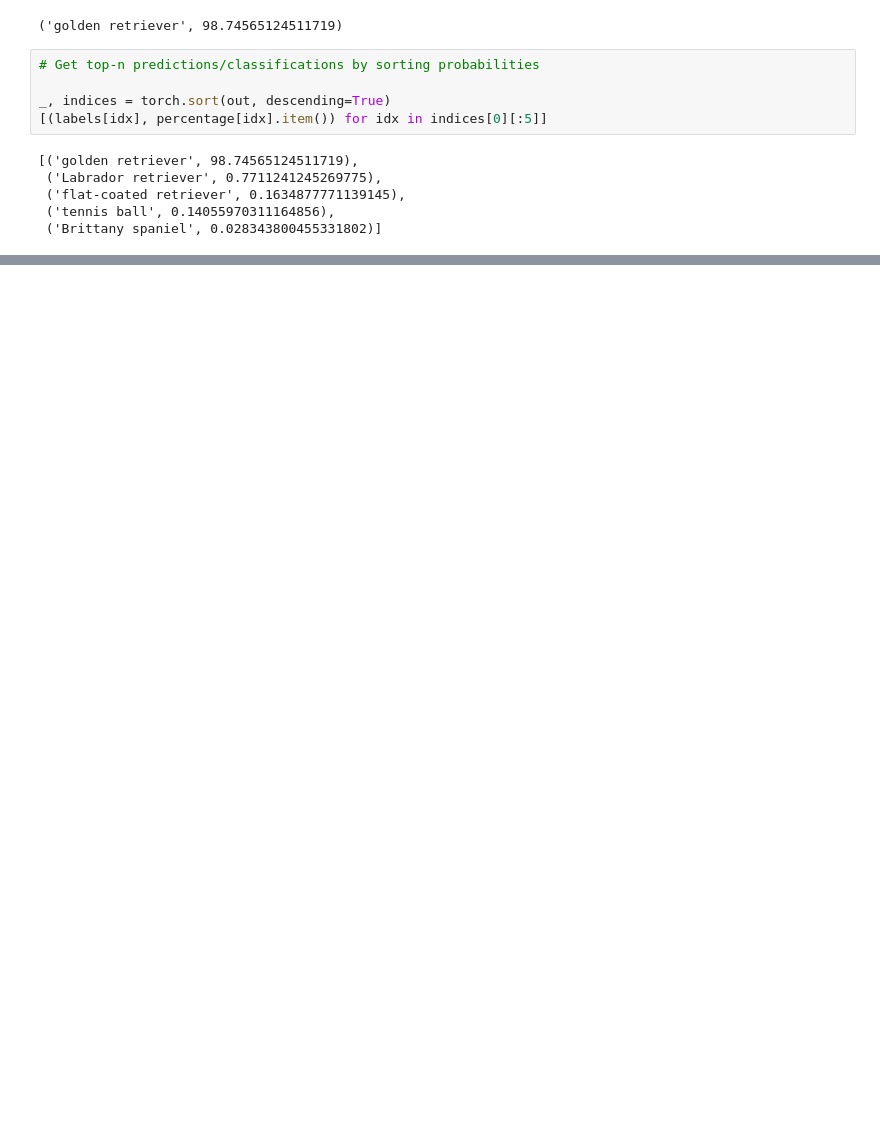
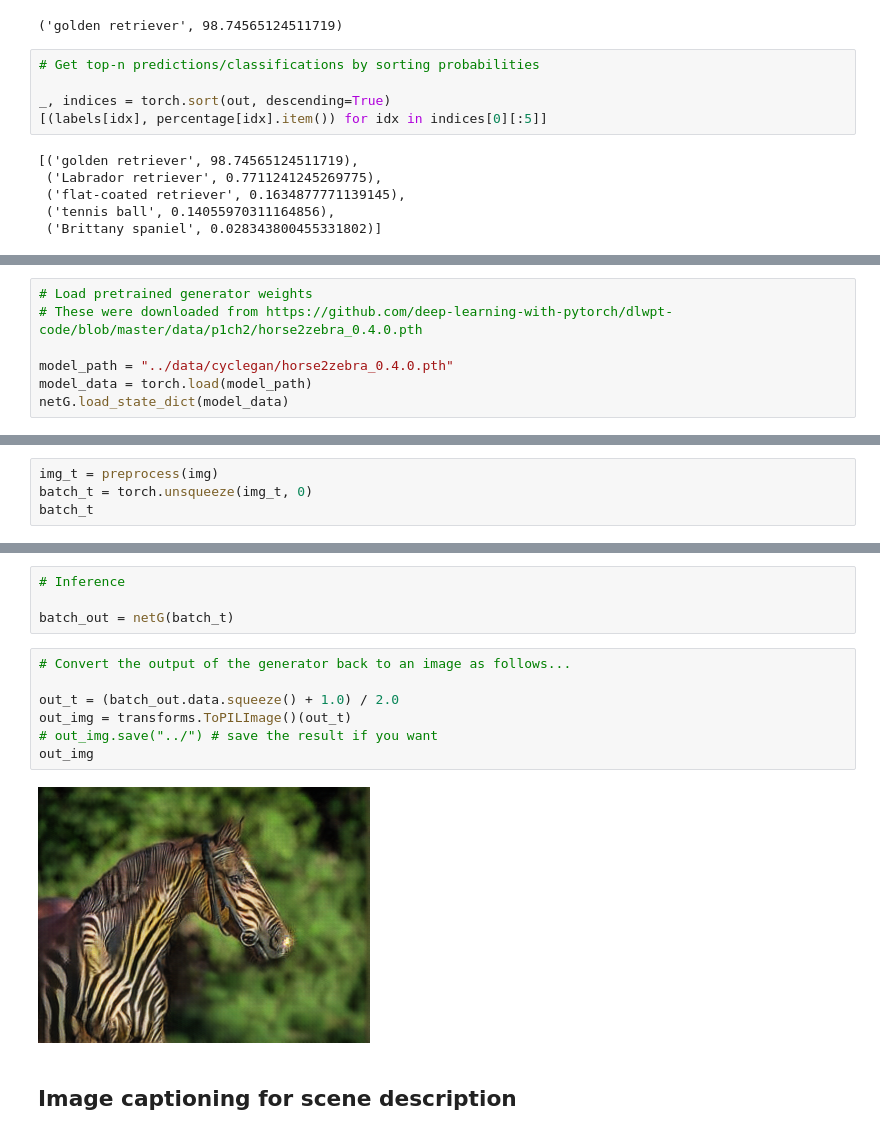
Before and after one commit to masoncusack/DeepLearningWithPyTorch, a Jupyter notebook: part1/notebooks/PretrainedVisionModels.ipynb, the cells around one changed output, grey strips where cells are left out. Cells and saved outputs as stored; diff of their text form; blank space fills up the shorter version.

```diff
--- a/part1/notebooks/PretrainedVisionModels.ipynb
+++ b/part1/notebooks/PretrainedVisionModels.ipynb
@@ -177,0 +281,7 @@ _, indices = torch.sort(out, descending=True)
+# %%
+# Load pretrained generator weights
+# These were downloaded from https://github.com/deep-learning-with-pytorch/dlwpt-code/blob/master/data/p1ch2/horse2zebra_0.4.0.pth
+
+model_path = "../data/cyclegan/horse2zebra_0.4.0.pth"
+model_data = torch.load(model_path)
+netG.load_state_dict(model_data)
@@ -177,0 +322,4 @@ _, indices = torch.sort(out, descending=True)
+# %%
+img_t = preprocess(img)
+batch_t = torch.unsqueeze(img_t, 0)
+batch_t
@@ -177,0 +344,15 @@ _, indices = torch.sort(out, descending=True)
+# %%
+# Inference
+
+batch_out = netG(batch_t)
+# %%
+# Convert the output of the generator back to an image as follows...
+
+out_t = (batch_out.data.squeeze() + 1.0) / 2.0
+out_img = transforms.ToPILImage()(out_t)
+# out_img.save("../") # save the result if you want
+out_img
+# %% [output]
+[figure, added]
+# %% [markdown]
+## Image captioning for scene description
```
Also changed, not shown: parts of 11 cells of this notebook, 4 other files.
